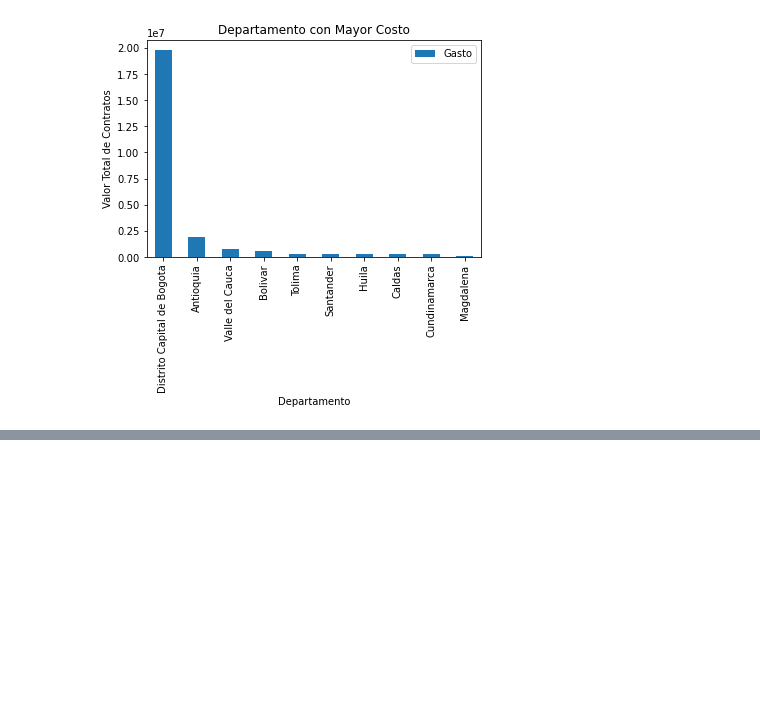
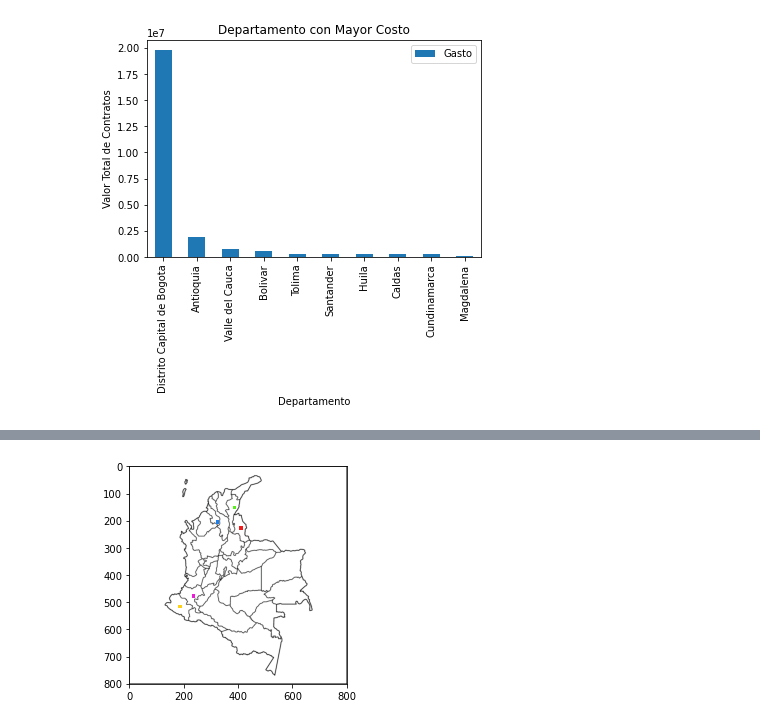
Before and after one commit to billywalker182/Python, a Jupyter notebook: Estudiante/Alejandro/Ejecucion_Presupuestal_de_la_Nacion.ipynb, the cells around one changed output, grey strips where cells are left out. Saved outputs shown, nothing was run; the diff lists cells and outputs as text; code cells hidden in the pictures; blank space fills up the shorter version.

```diff
--- a/Estudiante/Alejandro/Ejecucion_Presupuestal_de_la_Nacion.ipynb
+++ b/Estudiante/Alejandro/Ejecucion_Presupuestal_de_la_Nacion.ipynb
@@ -310,0 +345,47 @@ plt.show()
+# %%
+def cargar_coordenadas(nombre_archivo:str,diccionario:dict)->dict:
+    deptos = {}
+    archivo = open(nombre_archivo, encoding="utf8")
+    titulos = archivo.readline()
+    linea = archivo.readline()
+    while len(linea) > 0:
+        linea = linea.strip()
+        datos = linea.split(";")
+        deptos[datos[0]] = (int(datos[2]),int(datos[1]))
+        linea = archivo.readline()
+    valor = []
+    for key in diccionario:
+        valor.append(deptos.get(key))
+    return valor
+# %%
+uno,dos,tres,cuatro,cinco=cargar_coordenadas("coordenadas.txt",
+                                             dic_departamento)
+# %%
+img = np.array(Image.open('mapa.png'), dtype=np.uint8)
+
+# Create figure and axes
+fig,ax = plt.subplots(1)
+
+# Display the image
+ax.imshow(img)
+
+# Create a Rectangle patch
+rect = patches.Rectangle((405,220),13,13,linewidth=1,
+                         facecolor=[0.94,0.10,0.10])
+ax.add_patch(rect)
+rect = patches.Rectangle(dos,13,13,linewidth=1,
+                         facecolor=[0.94,0.10,0.85])
+ax.add_patch(rect)
+rect = patches.Rectangle(tres,13,13,linewidth=1,
+                         facecolor=[0.10,0.50,0.94])
+ax.add_patch(rect)
+rect = patches.Rectangle(cuatro,13,13,linewidth=1,
+                         facecolor=[0.34,0.94,0.10])
+ax.add_patch(rect)
+rect = patches.Rectangle(cinco,13,13,linewidth=1,
+                         facecolor=[0.99,0.82,0.09])
+ax.add_patch(rect)
+
+plt.show()
+# %% [output]
+[figure, added]
```
Also changed, not shown: parts of 5 cells of this notebook.
